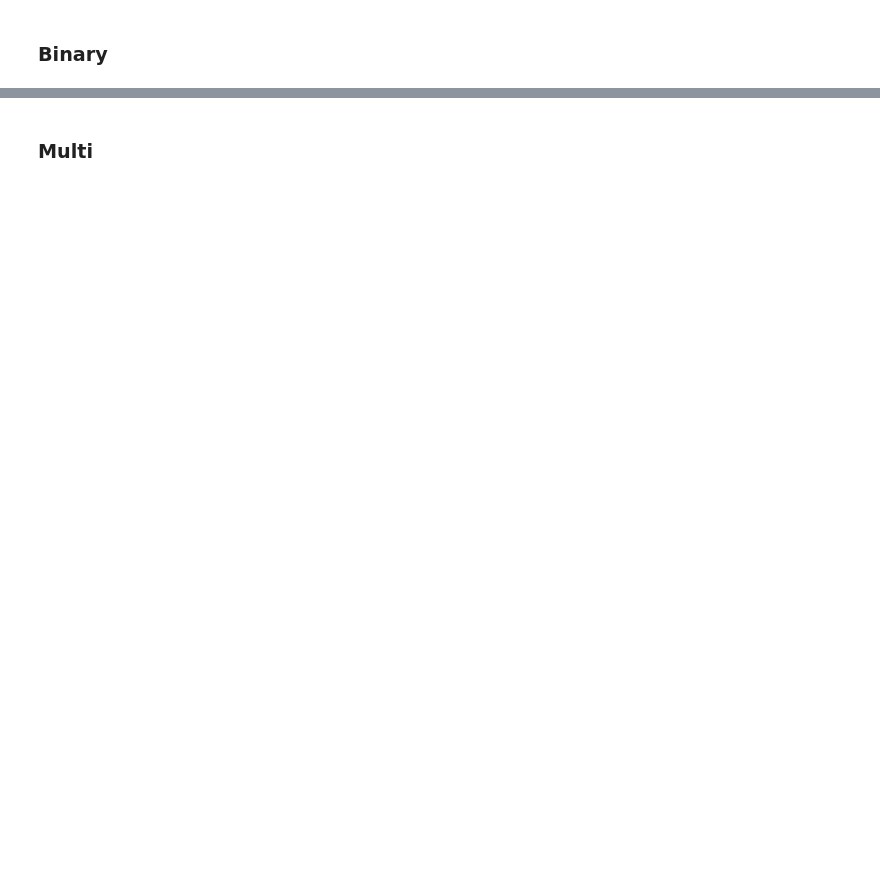
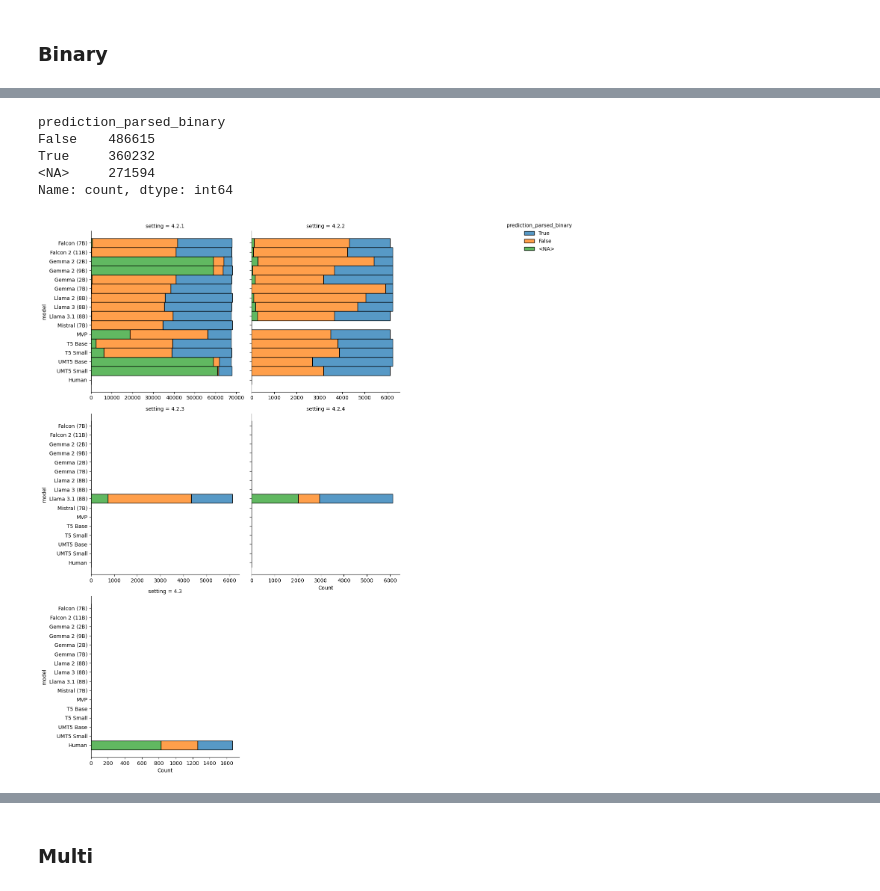
Before and after one commit to felixdivo/quants-eval, a Jupyter notebook: eval-all/consolidate_data.ipynb, the cells around one changed output, grey strips where cells are left out. Saved outputs shown, nothing was run; the diff lists cells and outputs as text; code cells hidden in the pictures; blank space fills up the shorter version.

```diff
--- a/eval-all/consolidate_data.ipynb
+++ b/eval-all/consolidate_data.ipynb
@@ -59,6 +61,7 @@ concat_dataset = (
         ],
         ignore_index=True,
     )
+    .astype({"sample_id": "int64", "question_id": "int64"})
     .set_index(["sample_id", "question_id"])
     .sort_index()
 )
@@ -99,8 +146,16 @@ for setting in base.iterdir():
             continue
 
         name = experiment.stem
+
+        # Omit it if it ends like this
+        components = name.rsplit("_", 1)
+        if components[1] in ("binary", "multi", "open"):
+            name = components[0]
+
         components = name.rsplit("_", 2)
-        if len(components) != 3:
+        if len(components) not in (3, 4) or (
+            len(components) == 4 and components[3] not in splits
+        ):
             print(f"SKIPPING invalid name {name} in '{experiment}'")
             continue
 
@@ -111,7 +166,7 @@ for setting in base.iterdir():
             int(mode)
         except ValueError:
             match mode:
-                case "full":
+                case "full" | "organic":
                     pass
                 case "fewshot-prompt":
                     if setting.name in ("4.2.3", "4.2.4"):
@@ -128,6 +183,8 @@ for setting in base.iterdir():
 
         print(f"Setting {setting.name}, model {model}, mode {mode}, split {split}")
         data = pd.read_csv(experiment)
+        if "participant_answer" in data.columns:
+            data = data.rename(columns={"participant_answer": "prediction_text"})
         assert "prediction_text" in data.columns, (
             f"Missing prediction_text in '{experiment}'"
         )
@@ -135,6 +192,22 @@ for setting in base.iterdir():
         if "id" in data.columns:
             data = split_compound_id(data)
         assert "sample_id" in data.columns, f"Missing sample_id in '{experiment}'"
+        if "question_id" not in data.columns:
+            # Then we try to get if from the sample_id and the question text (almost always unique)
+            data = (
+                data.reset_index()
+                .set_index(["sample_id", "question"])
+                .drop(columns="answer")
+            )
+            concat_ds = (
+                concat_dataset.reset_index()
+                .set_index(["sample_id", "question"])
+                .drop(columns="answer_text")
+            )
+            data = data.join(concat_ds, how="left").reset_index()
+            assert data["question_id"].notna().all(), (
+                "Some question_id are missing after join"
+            )
         assert "question_id" in data.columns, f"Missing question_id in '{experiment}'"
 
         assert "answer_text" not in data.columns
@@ -170,7 +314,7 @@ joined
 #        'gemma_7b', 'llama2', 'llama3', 'llama3.1', 'mistral', 'mvp',
 #        't5_base', 't5_small', 'umt5_base', 'umt5_small'], dtype=object)
 
-joined["model"] = joined["model"].map(
+joined["model"] = joined["model"].replace(
     {
         "falcon": "Falcon (7B)",
         "falcon2": "Falcon 2 (11B)",
@@ -187,6 +331,15 @@ joined["model"] = joined["model"].map(
         "t5_small": "T5 Small",
         "umt5_base": "UMT5 Base",
         "umt5_small": "UMT5 Small",
+        "t5-base": "T5 Base",
+        "t5-small": "T5 Small",
+        "umt5-base": "UMT5 Base",
+        "umt5-small": "UMT5 Small",
+        "human": "Human",
+        "human_binary": "Human",
+        "human_multi": "Human",
+        "human_open": "Human",
+        "nesy": "NeSy",
     }
 )
 # %%
@@ -232,6 +436,8 @@ joined.loc[joined["answer_type"] == "binary", "prediction_parsed_binary"] = (
                 "no": False,
                 "no.": False,
                 "incorrect": False,
+                "0": False,
+                "1": True,
             },
         )
     )
@@ -241,20 +447,29 @@ joined.loc[joined["answer_type"] == "binary", "prediction_parsed_binary"] = (
 joined.loc[joined["answer_type"] == "binary", "prediction_parsed_binary"].value_counts(
     dropna=False
 )
+# %% [output]
+prediction_parsed_binary
+False    486615
+True     360232
+<NA>     271594
+Name: count, dtype: int64
 # %%
 ax = sns.displot(
     data=joined[joined["answer_type"] == "binary"].astype(
         {"prediction_parsed_binary": "str"}
     ),
     y="model",
     col="setting",
     col_wrap=2,
     hue="prediction_parsed_binary",
     multiple="stack",
+    facet_kws={"sharex": False},
 )
 sns.move_legend(ax, bbox_to_anchor=(1.05, 1), loc="upper left")
 sns.despine()
 pass
+# %% [output]
+[figure, added]
 # %%
 # The ones we were not able to parse are:
 joined.loc[
```
Also changed, not shown: parts of 30 cells of this notebook, 1 other file.
